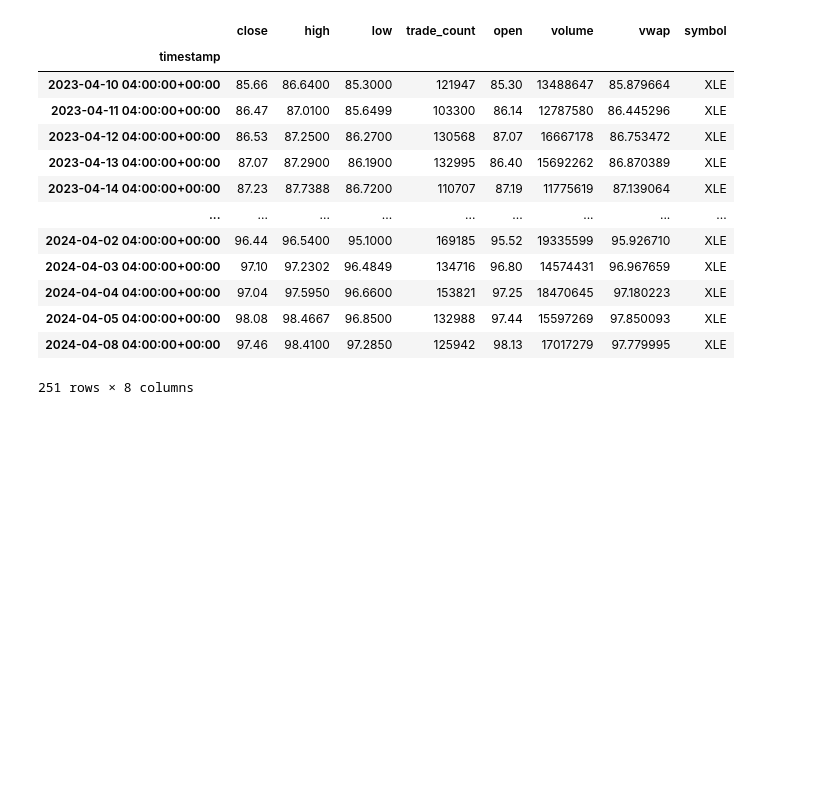
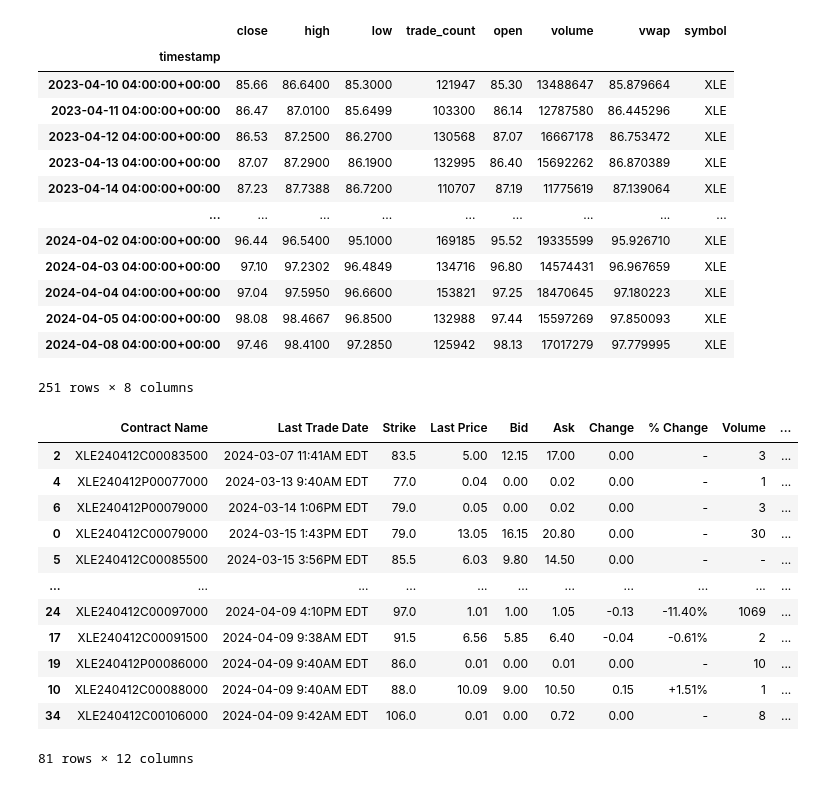
Before and after one commit to 15jarom/OptionsHedgingXLE, a Jupyter notebook: Untitled.ipynb, the cells around one changed output. Saved outputs shown, nothing was run; the diff lists cells and outputs as text; code cells hidden in the pictures; blank space fills up the shorter version.

Commit message:
added options and commodity prices

```diff
--- a/Untitled.ipynb
+++ b/Untitled.ipynb
@@ -64,3 +74,31 @@ stock_price
 | 2024-04-05 04:00:00+00:00 | 98.08 | 98.4667 | 96.8500 | 132988 | 97.44 | 15597269 | 97.850093 | XLE |
 | 2024-04-08 04:00:00+00:00 | 97.46 | 98.4100 | 97.2850 | 125942 | 98.13 | 17017279 | 97.779995 | XLE |
 251 rows × 8 columns
+# %%
+# Define ticker, Fetch data for call and put options
+tickers = "XLE"
+expiration_dates = op.get_expiration_dates(tickers)
+call_data = op.get_calls(tickers, date=expiration_dates[0])
+put_data = op.get_puts(tickers, date=expiration_dates[0])
+chain_data = op.get_options_chain(tickers, date=expiration_dates[0])
+
+#Add new columns to DataFrame and Concatenate the DateFrame
+call_data["Calls_Puts"] = "Call"
+put_data["Calls_Puts"] = "Put"
+calls_puts = pd.concat([call_data,put_data])
+xle_calls_puts= calls_puts.sort_values(by='Last Trade Date')
+xle_calls_puts
+# %% [output]
+|  | Contract Name | Last Trade Date | Strike | Last Price | Bid | Ask | Change | % Change | Volume | ... |
+| 2 | XLE240412C00083500 | 2024-03-07 11:41AM EDT | 83.5 | 5.00 | 12.15 | 17.00 | 0.00 | - | 3 | ... |
+| 4 | XLE240412P00077000 | 2024-03-13 9:40AM EDT | 77.0 | 0.04 | 0.00 | 0.02 | 0.00 | - | 1 | ... |
+| 6 | XLE240412P00079000 | 2024-03-14 1:06PM EDT | 79.0 | 0.05 | 0.00 | 0.02 | 0.00 | - | 3 | ... |
+| 0 | XLE240412C00079000 | 2024-03-15 1:43PM EDT | 79.0 | 13.05 | 16.15 | 20.80 | 0.00 | - | 30 | ... |
+| 5 | XLE240412C00085500 | 2024-03-15 3:56PM EDT | 85.5 | 6.03 | 9.80 | 14.50 | 0.00 | - | - | ... |
+| ... | ... | ... | ... | ... | ... | ... | ... | ... | ... | ... |
+| 24 | XLE240412C00097000 | 2024-04-09 4:10PM EDT | 97.0 | 1.01 | 1.00 | 1.05 | -0.13 | -11.40% | 1069 | ... |
+| 17 | XLE240412C00091500 | 2024-04-09 9:38AM EDT | 91.5 | 6.56 | 5.85 | 6.40 | -0.04 | -0.61% | 2 | ... |
+| 19 | XLE240412P00086000 | 2024-04-09 9:40AM EDT | 86.0 | 0.01 | 0.00 | 0.01 | 0.00 | - | 10 | ... |
+| 10 | XLE240412C00088000 | 2024-04-09 9:40AM EDT | 88.0 | 10.09 | 9.00 | 10.50 | 0.15 | +1.51% | 1 | ... |
+| 34 | XLE240412C00106000 | 2024-04-09 9:42AM EDT | 106.0 | 0.01 | 0.00 | 0.72 | 0.00 | - | 8 | ... |
+81 rows × 12 columns
```
Also changed, not shown: parts of 6 cells of this notebook.
